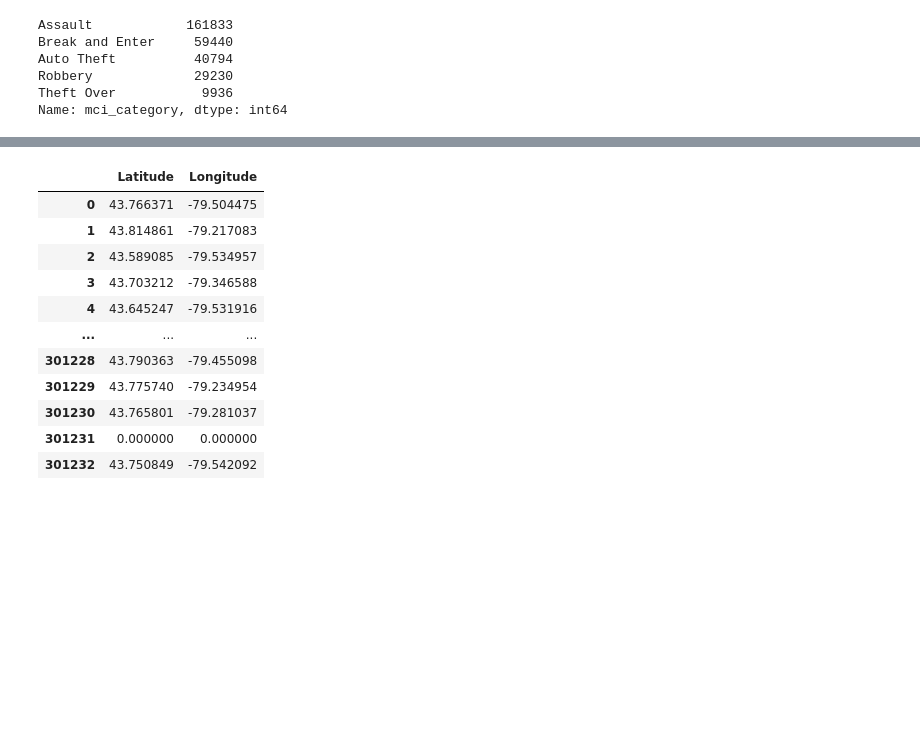
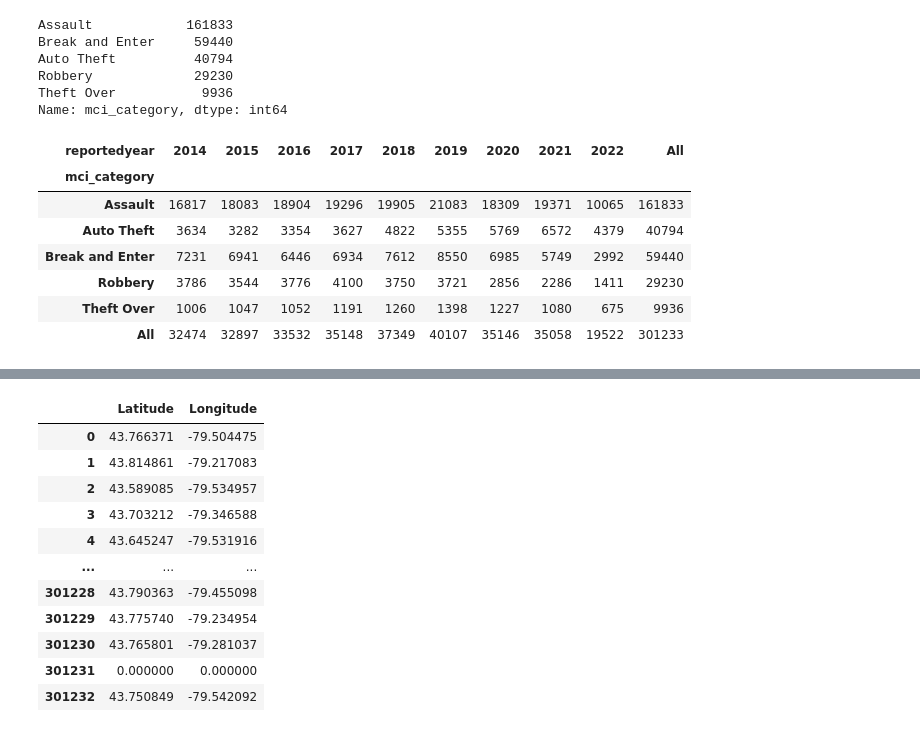
Before and after one commit to sanoliv/SCS_3253_061-Machine-Learning, a Jupyter notebook: Toronto_Police_Major_Crime_Indicators_MCI.ipynb, the cells around one changed output, grey strips where cells are left out. Saved outputs shown, nothing was run; the diff lists cells and outputs as text; code cells hidden in the pictures; blank space fills up the shorter version.

```diff
--- a/Toronto_Police_Major_Crime_Indicators_MCI.ipynb
+++ b/Toronto_Police_Major_Crime_Indicators_MCI.ipynb
@@ -237,3 +240,17 @@ Auto Theft          40794
 Robbery             29230
 Theft Over           9936
 Name: mci_category, dtype: int64
+# %%
+### Exploring the data to gain insigths
+### Using pandas crosstab // Feb 24, 2023
+data_ct = pd.crosstab(data.mci_category, data.reportedyear, margins=True)
+data_ct
+# %% [output]
+| reportedyear | 2014 | 2015 | 2016 | 2017 | 2018 | 2019 | 2020 | 2021 | 2022 | All |
+| mci_category |  |  |  |  |  |  |  |  |  |  |
+| Assault | 16817 | 18083 | 18904 | 19296 | 19905 | 21083 | 18309 | 19371 | 10065 | 161833 |
+| Auto Theft | 3634 | 3282 | 3354 | 3627 | 4822 | 5355 | 5769 | 6572 | 4379 | 40794 |
+| Break and Enter | 7231 | 6941 | 6446 | 6934 | 7612 | 8550 | 6985 | 5749 | 2992 | 59440 |
+| Robbery | 3786 | 3544 | 3776 | 4100 | 3750 | 3721 | 2856 | 2286 | 1411 | 29230 |
+| Theft Over | 1006 | 1047 | 1052 | 1191 | 1260 | 1398 | 1227 | 1080 | 675 | 9936 |
+| All | 32474 | 32897 | 33532 | 35148 | 37349 | 40107 | 35146 | 35058 | 19522 | 301233 |
```
Also changed, not shown: parts of 15 cells of this notebook.
